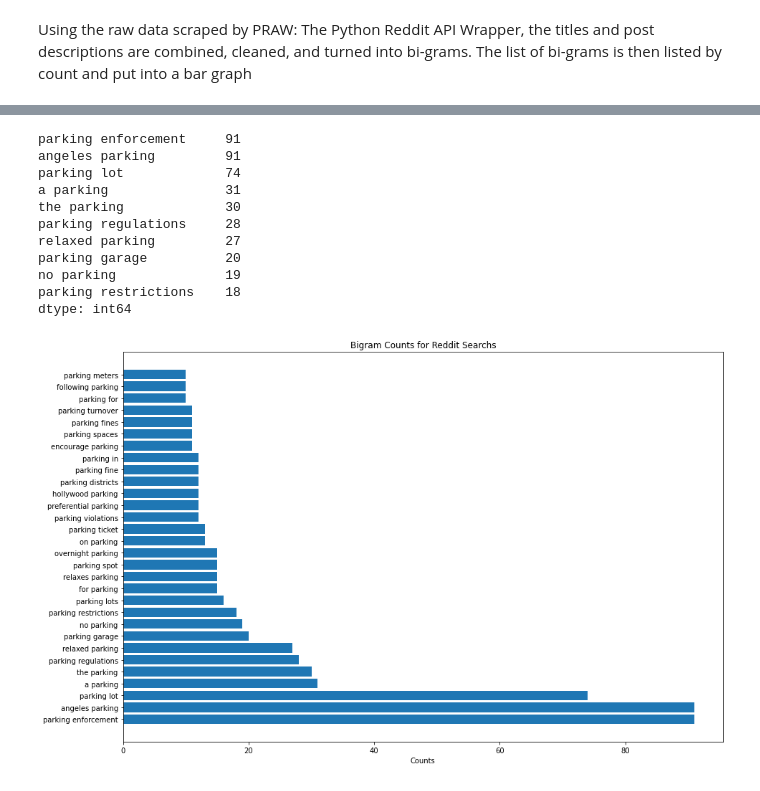
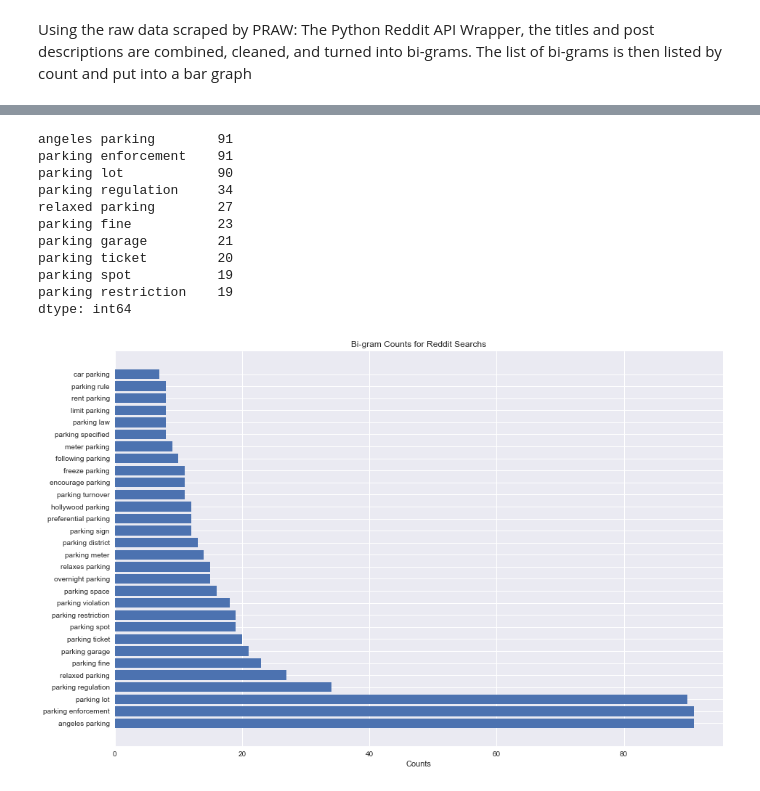
Before and after one commit to hackforla/lucky-parking, a Jupyter notebook: notebooks/1.0-gp-initial_eda.ipynb, the cells around one changed output, grey strips where cells are left out. Cells and saved outputs as stored; diff of their text form; code cells hidden in the pictures.

Commit message:
stemmed words

```diff
--- a/notebooks/1.0-gp-initial_eda.ipynb
+++ b/notebooks/1.0-gp-initial_eda.ipynb
@@ -16,0 +17,5 @@ nltk.download('punkt')
+# %%
+nltk.download('punkt')
+nltk.download('stopwords')
+nltk.download('wordnet')
+stop_words = set(stopwords.words('english'))
@@ -27,11 +39,27 @@ all_la_pk_reg.head()
 # %%
 def create_bigrams(input_file: Union[str, Path]) -> list:
     ''' Creates list of bi-grams from input_file'''
+
+    # Read file into DataFrame
     df = pd.read_json(input_file)
+
+    # Combine title and self_text
     df['title_selftext'] = df['title'] + df['selftext']
+
+    # Change all words into lowercase
     df['title_selftext'] = df['title_selftext'].apply(lambda x: x.lower())
+
+    # Tokenize
     df['tokens'] = df.title_selftext.apply(lambda x: nltk.RegexpTokenizer(r'\w+').tokenize(x))
+
+    # Remove stop words and lemmatize using WordNetLemmatizer
+    wnl = WordNetLemmatizer()
+    df['tokens'] = df['tokens'].apply(lambda x: [wnl.lemmatize(w) for w in x if not w in                    stop_words])
+
+    # Apply nltk.bigrams
     df['bigrams'] = df['tokens'].apply(nltk.bigrams)
+
+    # Return combined list of bi-grams
     return [' '.join(item) for sublist in df.bigrams for item in sublist]
 # %%
 bigram_list = []
@@ -42,22 +70,23 @@ combined_bigrams = pd.Series(bigram_list)
 biggram_counts = combined_bigrams[combined_bigrams.str.contains('parking')].value_counts()
 biggram_counts[:10]
 # %% [output]
-parking enforcement     91
-angeles parking         91
-parking lot             74
-a parking               31
-the parking             30
-parking regulations     28
-relaxed parking         27
-parking garage          20
-no parking              19
-parking restrictions    18
+angeles parking        91
+parking enforcement    91
+parking lot            90
+parking regulation     34
+relaxed parking        27
+parking fine           23
+parking garage         21
+parking ticket         20
+parking spot           19
+parking restriction    19
 dtype: int64
 # %%
 plt.figure(figsize=(15,10))
+plt.style.use('seaborn')
 plt.barh(biggram_counts[:30].index, biggram_counts[:30].values)
-plt.title('Bigram Counts for Reddit Searchs')
+plt.title('Bi-gram Counts for Reddit Searchs')
 plt.xlabel('Counts')
 plt.savefig(PROJECT_DIR / 'reports/figures' / 'tot_bigram_bar.png')
 # %% [output]
-[figure, old version]
+[figure, new version]
```
Also changed, not shown: parts of 3 cells of this notebook, 1 other file.
